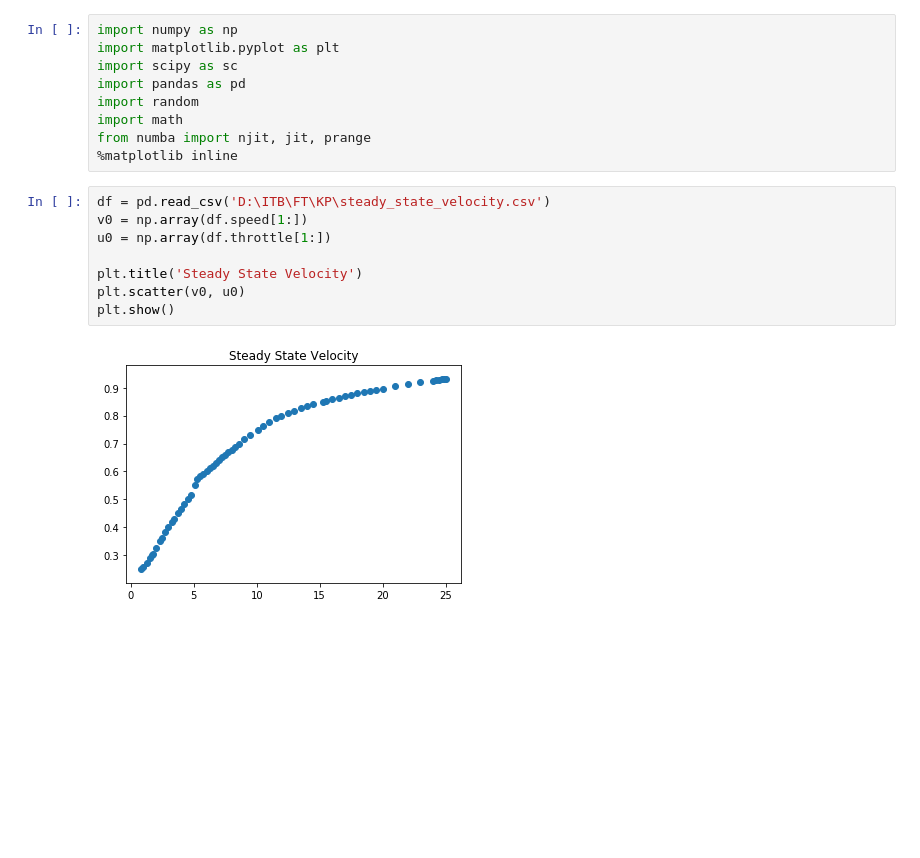
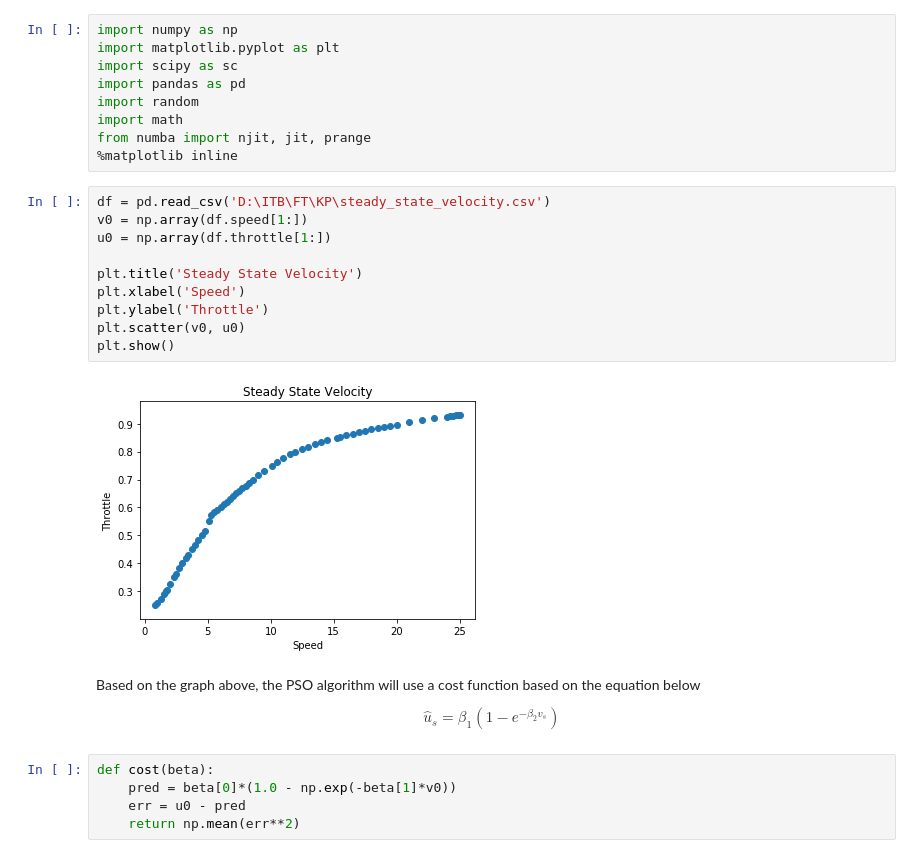
Before and after one commit to Vermillord/KP_Codes, a Jupyter notebook: KP_Notes.ipynb, the cells around one changed output. Drawn from its saved outputs; the diff is of its cells as text; blank space fills up the shorter version.

```diff
--- a/KP_Notes.ipynb
+++ b/KP_Notes.ipynb
@@ -691,11 +691,24 @@ from numba import njit, jit, prange
 # %%
 df = pd.read_csv('D:\ITB\FT\KP\steady_state_velocity.csv')
 v0 = np.array(df.speed[1:])
 u0 = np.array(df.throttle[1:])
 
 plt.title('Steady State Velocity')
+plt.xlabel('Speed')
+plt.ylabel('Throttle')
 plt.scatter(v0, u0)
 plt.show()
 # %% [output]
-[figure, old version]
+[figure, new version]
+# %% [markdown]
+Based on the graph above, the PSO algorithm will use a cost function based on the equation below
+
+$$
+\hat{u}_{s} = \beta_{1}(1-e^{-\beta_{2}v_{s}})
+$$
+# %%
+def cost(beta):
+    pred = beta[0]*(1.0 - np.exp(-beta[1]*v0))
+    err = u0 - pred
+    return np.mean(err**2)
 # %%
```
Also changed, not shown: parts of 11 cells of this notebook.
